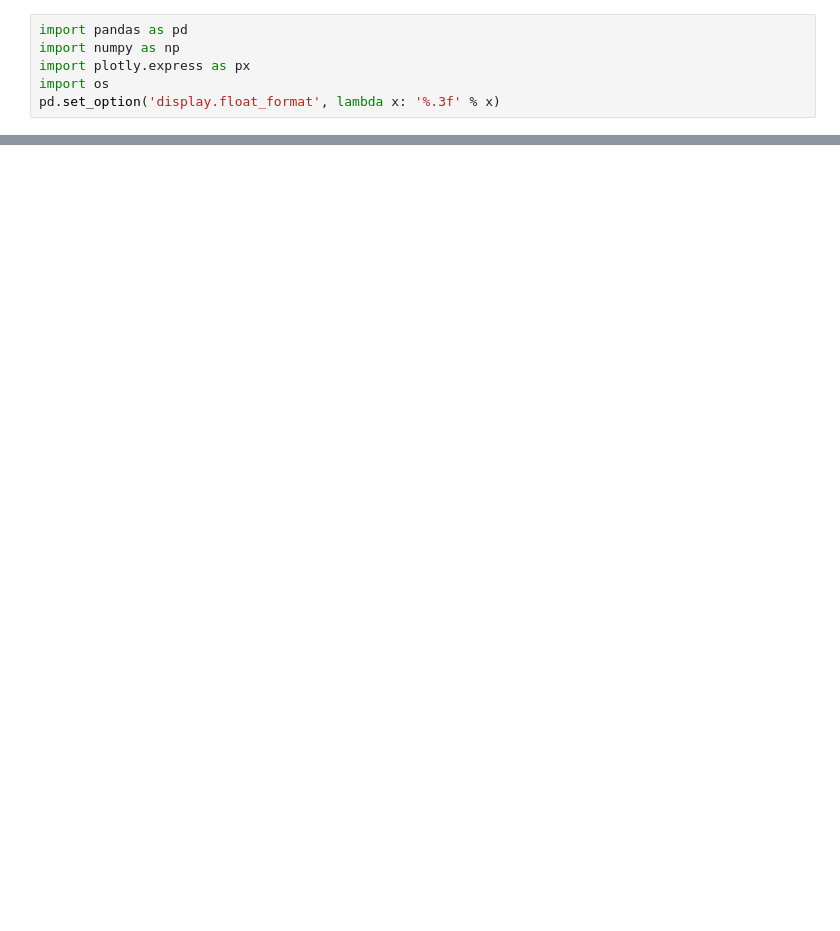
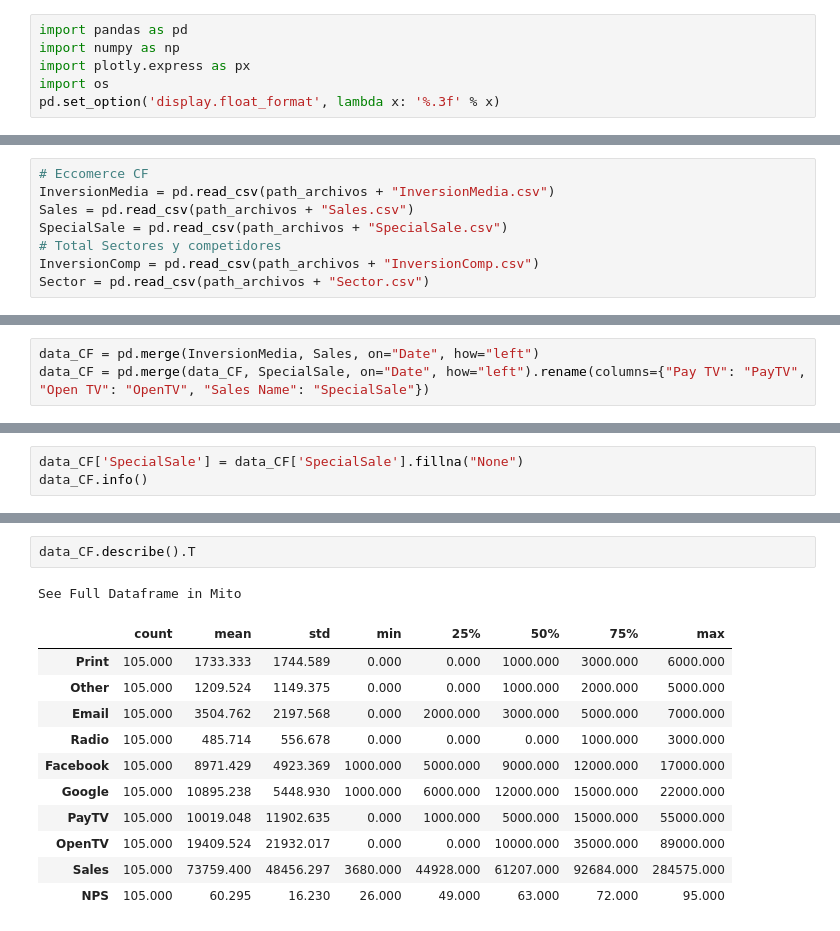
Before and after one commit to DSandovalFlavio/Project-Marketing-Mix-Modeling, a Jupyter notebook: MarketingMixModeling.ipynb, the cells around one changed output, grey strips where cells are left out. Cells and saved outputs as stored; diff of their text form; blank space fills up the shorter version.

```diff
--- a/MarketingMixModeling.ipynb
+++ b/MarketingMixModeling.ipynb
@@ -56,0 +16,8 @@ sales.describe()
+# %%
+# Eccomerce CF
+InversionMedia = pd.read_csv(path_archivos + "InversionMedia.csv")
+Sales = pd.read_csv(path_archivos + "Sales.csv")
+SpecialSale = pd.read_csv(path_archivos + "SpecialSale.csv")
+# Total Sectores y competidores
+InversionComp = pd.read_csv(path_archivos + "InversionComp.csv")
+Sector = pd.read_csv(path_archivos + "Sector.csv")
@@ -56,0 +26,3 @@ sales.describe()
+# %%
+data_CF = pd.merge(InversionMedia, Sales, on="Date", how="left")
+data_CF = pd.merge(data_CF, SpecialSale, on="Date", how="left").rename(columns={"Pay TV": "PayTV", "Open TV": "OpenTV", "Sales Name": "SpecialSale"})
@@ -56,0 +65,3 @@ sales.describe()
+# %%
+data_CF['SpecialSale'] = data_CF['SpecialSale'].fillna("None")
+data_CF.info()
@@ -56,0 +88,15 @@ sales.describe()
+# %%
+data_CF.describe().T
+# %% [output]
+See Full Dataframe in Mito
+|  | count | mean | std | min | 25% | 50% | 75% | max |
+| Print | 105.000 | 1733.333 | 1744.589 | 0.000 | 0.000 | 1000.000 | 3000.000 | 6000.000 |
+| Other | 105.000 | 1209.524 | 1149.375 | 0.000 | 0.000 | 1000.000 | 2000.000 | 5000.000 |
+| Email | 105.000 | 3504.762 | 2197.568 | 0.000 | 2000.000 | 3000.000 | 5000.000 | 7000.000 |
+| Radio | 105.000 | 485.714 | 556.678 | 0.000 | 0.000 | 0.000 | 1000.000 | 3000.000 |
+| Facebook | 105.000 | 8971.429 | 4923.369 | 1000.000 | 5000.000 | 9000.000 | 12000.000 | 17000.000 |
+| Google | 105.000 | 10895.238 | 5448.930 | 1000.000 | 6000.000 | 12000.000 | 15000.000 | 22000.000 |
+| PayTV | 105.000 | 10019.048 | 11902.635 | 0.000 | 1000.000 | 5000.000 | 15000.000 | 55000.000 |
+| OpenTV | 105.000 | 19409.524 | 21932.017 | 0.000 | 0.000 | 10000.000 | 35000.000 | 89000.000 |
+| Sales | 105.000 | 73759.400 | 48456.297 | 3680.000 | 44928.000 | 61207.000 | 92684.000 | 284575.000 |
+| NPS | 105.000 | 60.295 | 16.230 | 26.000 | 49.000 | 63.000 | 72.000 | 95.000 |
```
Also changed, not shown: parts of 9 cells of this notebook.
